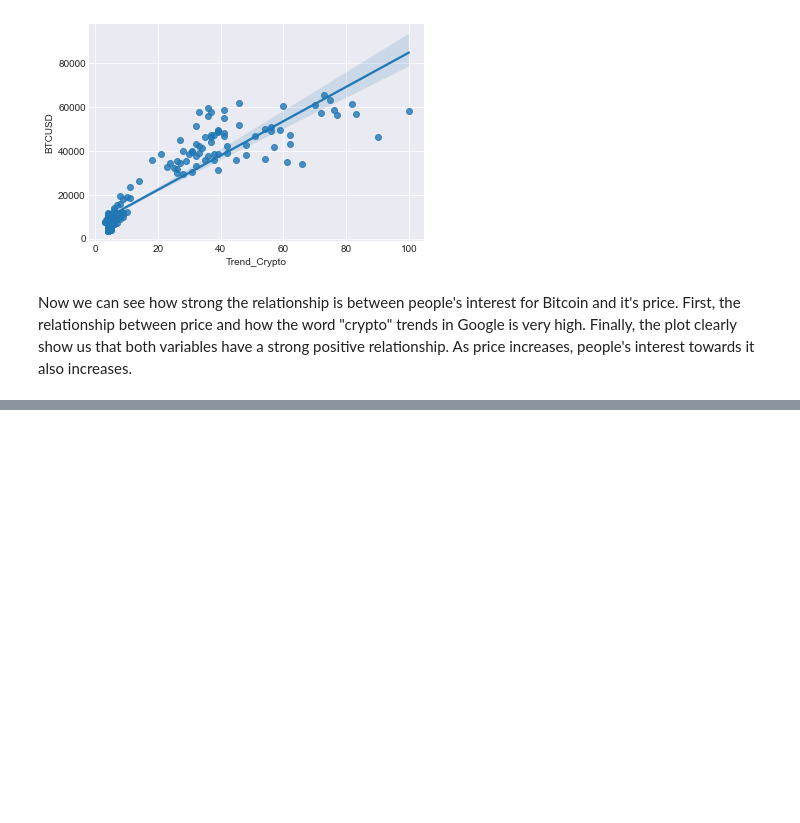
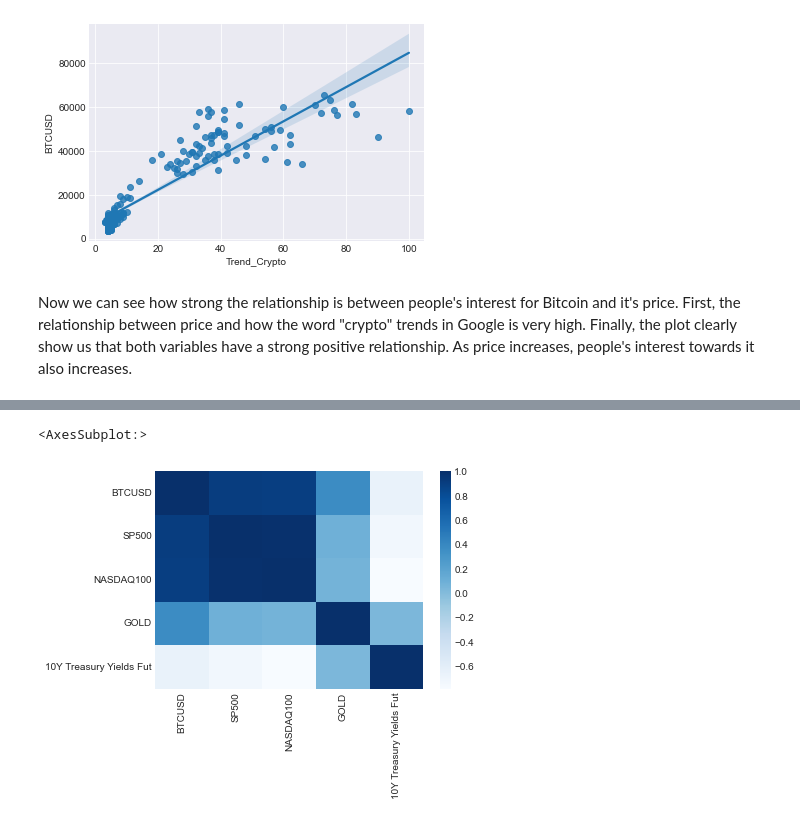
Before and after one commit to joaofelipemb/Bitcoin-Analysis, a Jupyter notebook: bitcoin_analysis2.ipynb, the cells around one changed output, grey strips where cells are left out. Cells and saved outputs as stored; diff of their text form; code cells hidden in the pictures; blank space fills up the shorter version.

```diff
--- a/bitcoin_analysis2.ipynb
+++ b/bitcoin_analysis2.ipynb
@@ -696,0 +773,5 @@ Now we can see how strong the relationship is between people's interest for Bitc
+# %%
+sns.heatmap(prices_df.loc['2022-01-03':].corr(), cmap="Blues")
+# %% [output]
+<AxesSubplot:>
+[figure, added]
```
Also changed, not shown: parts of 17 cells of this notebook, 1 other file.
